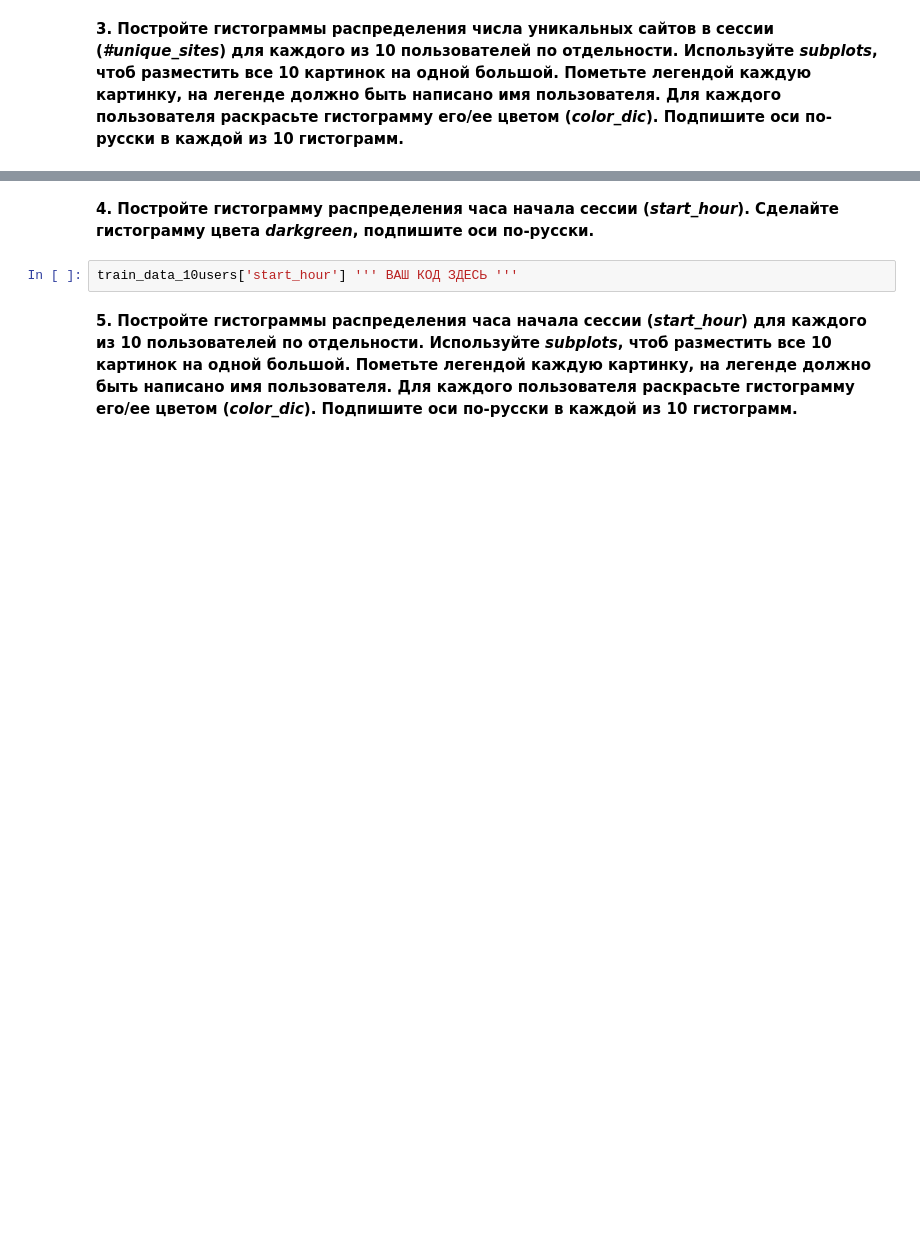
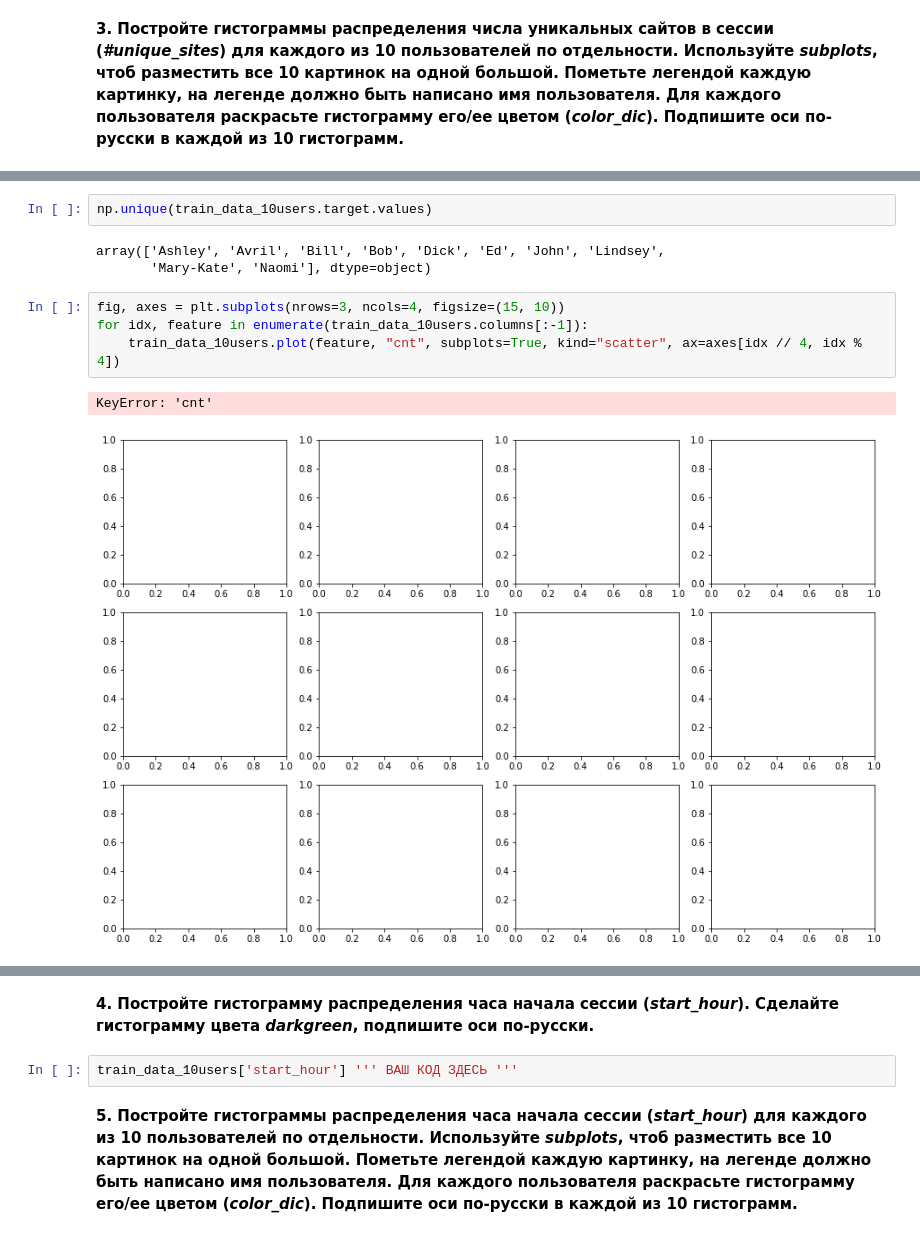
Before and after one commit to dmitrymoshkin/MFTI_Yandex_DA_specialisation, a Jupyter notebook: 6 course/week3_visual_analysis_and_fe.ipynb, the cells around one changed output, grey strips where cells are left out. Drawn from its saved outputs; the diff is of its cells as text; blank space fills up the shorter version.

```diff
--- a/6 course/week3_visual_analysis_and_fe.ipynb
+++ b/6 course/week3_visual_analysis_and_fe.ipynb
@@ -294,2 +319,14 @@ train_data_10users['#unique_sites']  ''' ВАШ КОД ЗДЕСЬ '''
+# %%
+np.unique(train_data_10users.target.values)
+# %% [output]
+array(['Ashley', 'Avril', 'Bill', 'Bob', 'Dick', 'Ed', 'John', 'Lindsey',
+       'Mary-Kate', 'Naomi'], dtype=object)
+# %%
+fig, axes = plt.subplots(nrows=3, ncols=4, figsize=(15, 10))
+for idx, feature in enumerate(train_data_10users.columns[:-1]):
+    train_data_10users.plot(feature, "cnt", subplots=True, kind="scatter", ax=axes[idx // 4, idx % 4])
+# %% [output]
+KeyError: 'cnt'
+[figure, added]
 # %%
 fig, axes = plt.subplots(nrows=3, ncols=4, figsize=(16, 10))
```
Also changed, not shown: parts of 10 cells of this notebook.
